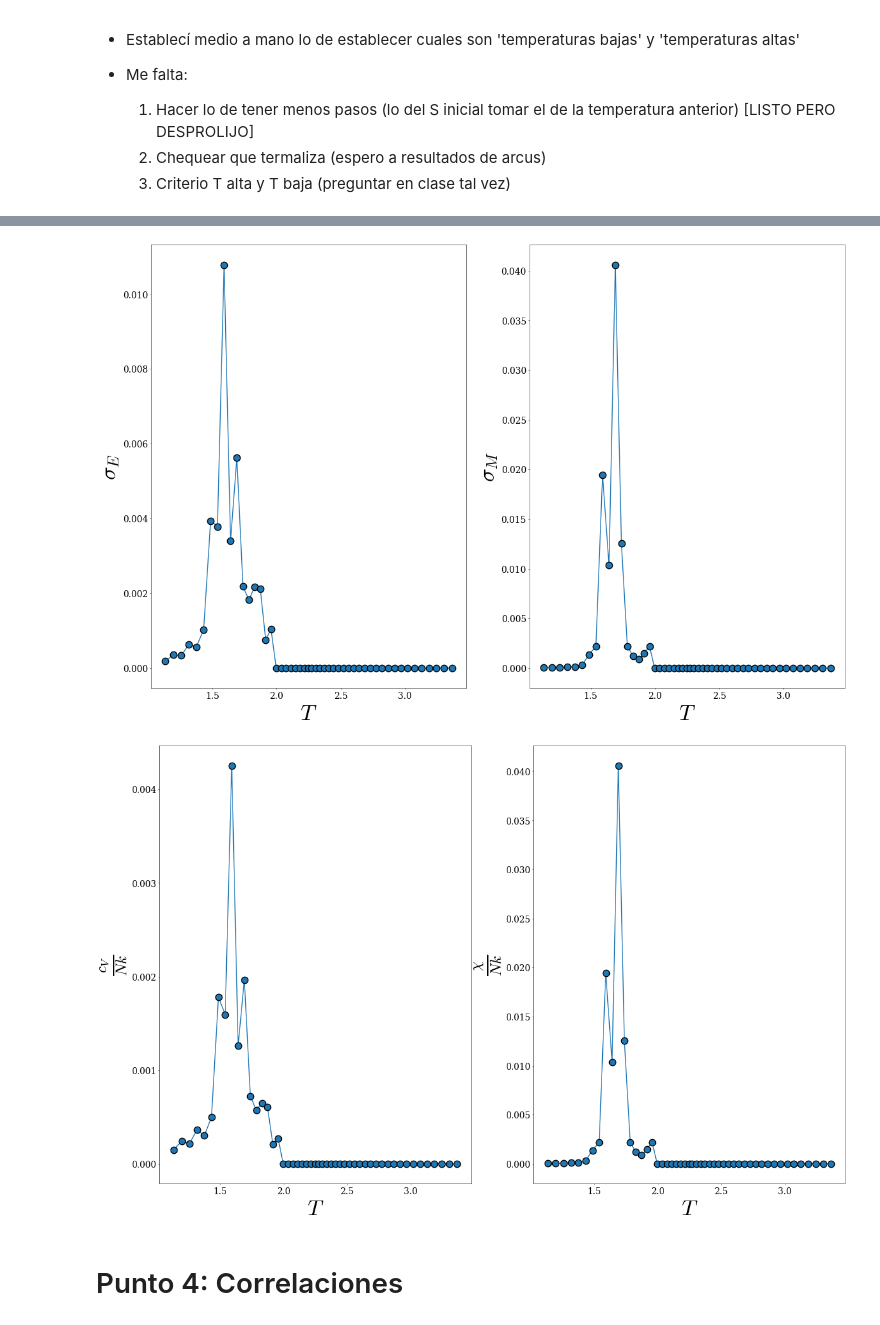
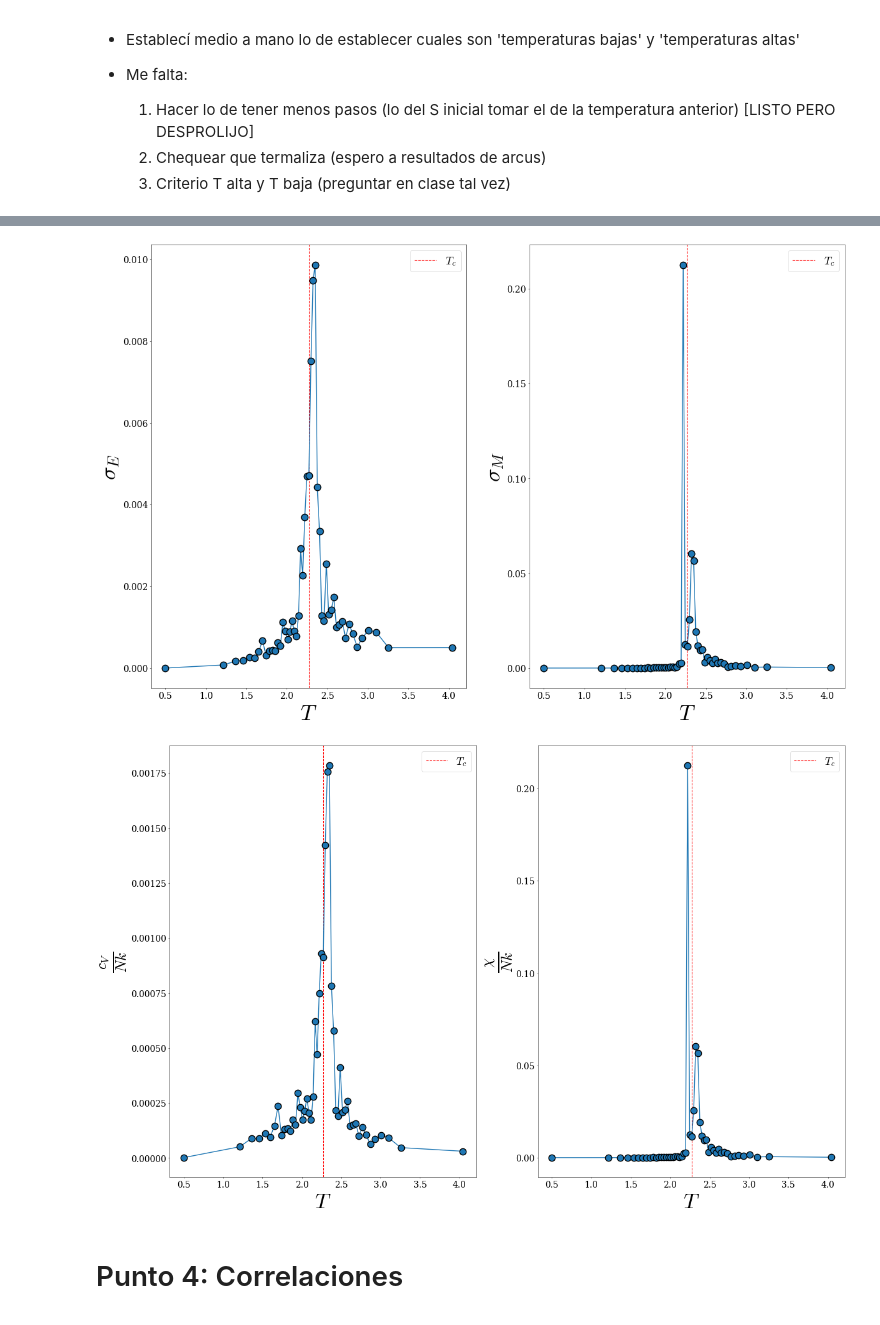
Before and after one commit to Lermacto/ising-2d, a Jupyter notebook: ising.ipynb, the cells around one changed output, grey strips where cells are left out. Saved outputs shown, nothing was run; the diff lists cells and outputs as text; code cells hidden in the pictures.

Commit message:
compilado 50k samples con dominio denso cerca de T_c

```diff
--- a/ising.ipynb
+++ b/ising.ipynb
@@ -114,7 +114,7 @@ for n in tqdm(range(1, Neq)):
 
     #Si la diferencia absoluta entre este paso y el siguiente es menor a 1% añado uno al contador de termalización
     #Si esto sucede 500 veces decimos que el sistema está termalizado
-    if abs(Ebar[n-1]-Ebar[n])<0.00001:
+    if abs(Ebar[n-1]-Ebar[n])<1e-6:
         termalizing_counter+=1
     if termalizing_counter==500:
         n_termalizado=n
@@ -307,0 +194,9 @@ std_M_T = np.zeros(len(T_arr))
+# %%
+n = np.ones(100)*50
+avgnx = 0
+sumnx = 0
+for ni,nx in enumerate(n):
+    avgnx = sumnx/(ni+1) + nx/(ni+1)
+    sumnx += nx
+
+print(avgnx)
@@ -308,16 +342,15 @@ std_M_T = np.zeros(len(T_arr))
+# %%
+L = 64  # Dimensiones de la red
+
+T_arr = dense_domain
+mean_E_T = np.zeros(len(T_arr))
+mean_M_T = np.zeros(len(T_arr))
+std_E_T = np.zeros(len(T_arr))
+std_M_T = np.zeros(len(T_arr))
 # %%
-samples = 10_000
+samples = 50_000
 for i, T in tqdm(enumerate(T_arr)):
-    # if (T == 2.4) or (T == 2.6):    #Arranco con el S0 por default
-    #     print('S default')
-    #     res = phase_transition(T, L, Neq, T_threshold)
-    # if T == 2.75:
-    #     res = phase_transition(T, L, Neq, T_threshold)
-    # else:
-    # res = phase_transition(T, L,  N_termalization, T_threshold= T_threshold, S0= res[4])
-
-    #En esta llamada a la función phase_transition asumimos que el sistema termaliza cerca del paso al que termalizo el sistema anterior
-    mean_E, mean_M, std_E, std_M, S = phase_transition(T, L, samples, T_threshold=T_threshold)
+    mean_E, mean_M, std_E, std_M, S = phase_transition(T, L, samples, T_threshold=2.27)
     mean_E_T[i] = mean_E
     mean_M_T[i] = mean_M
     std_E_T[i] = std_E
@@ -342,33 +377,41 @@ plt.show()
 # %%
 plt.subplot(1, 2, 1)
-plt.plot(T_arr, std_E_T, '-o', lw = 2, markersize = 15, mec = 'black', mew = 2)
+plt.axvline(2.27,color='r',ls='--',label='$T_c$')
+plt.plot(T_arr, std_E_T, 'o-', lw = 2, markersize = 15, mec = 'black', mew = 2)
 plt.xlabel('$T$')
 plt.ylabel('$\sigma_E$')
+plt.legend()
 plt.grid()
 
 plt.subplot(1, 2, 2)
-plt.plot(T_arr, std_M_T, '-o', lw = 2, markersize = 15, mec = 'black', mew = 2)
+plt.axvline(2.27,color='r',ls='--',label='$T_c$')
+plt.plot(T_arr, std_M_T, 'o-', lw = 2, markersize = 15, mec = 'black', mew = 2)
 plt.xlabel('$T$')
 plt.ylabel(r'$\sigma_M$')
+plt.legend()
 plt.grid()
 plt.show()
 # %% [output]
-[figure, old version]
+[figure, new version]
 # %%
 plt.subplot(1, 2, 1)
-plt.plot(T_arr, std_E_T*(1/T_arr**2), '-o', lw = 2, markersize = 15, mec = 'black', mew = 2)
+plt.axvline(2.27,color='r',ls='--',label='$T_c$')
+plt.plot(T_arr, std_E_T*(1/T_arr**2), 'o-', lw = 2, markersize = 15, mec = 'black', mew = 2)
 plt.xlabel('$T$')
 plt.ylabel(r'$\frac{c_V}{Nk}$')
+plt.legend()
 plt.grid()
 
 plt.subplot(1, 2, 2)
-plt.plot(T_arr, std_M_T, '-o', lw = 2, markersize = 15, mec = 'black', mew = 2)
+plt.axvline(2.27,color='r',ls='--',label='$T_c$')
+plt.plot(T_arr, std_M_T, 'o-', lw = 2, markersize = 15, mec = 'black', mew = 2)
 plt.xlabel('$T$')
 plt.ylabel(r'$\frac{\chi}{Nk}$')
 plt.grid()
+plt.legend()
 plt.show()
 # %% [output]
-[figure, old version]
+[figure, new version]
 # %% [markdown]
 # Punto 4: Correlaciones
 # %%
```
Also changed, not shown: parts of 10 cells of this notebook.
